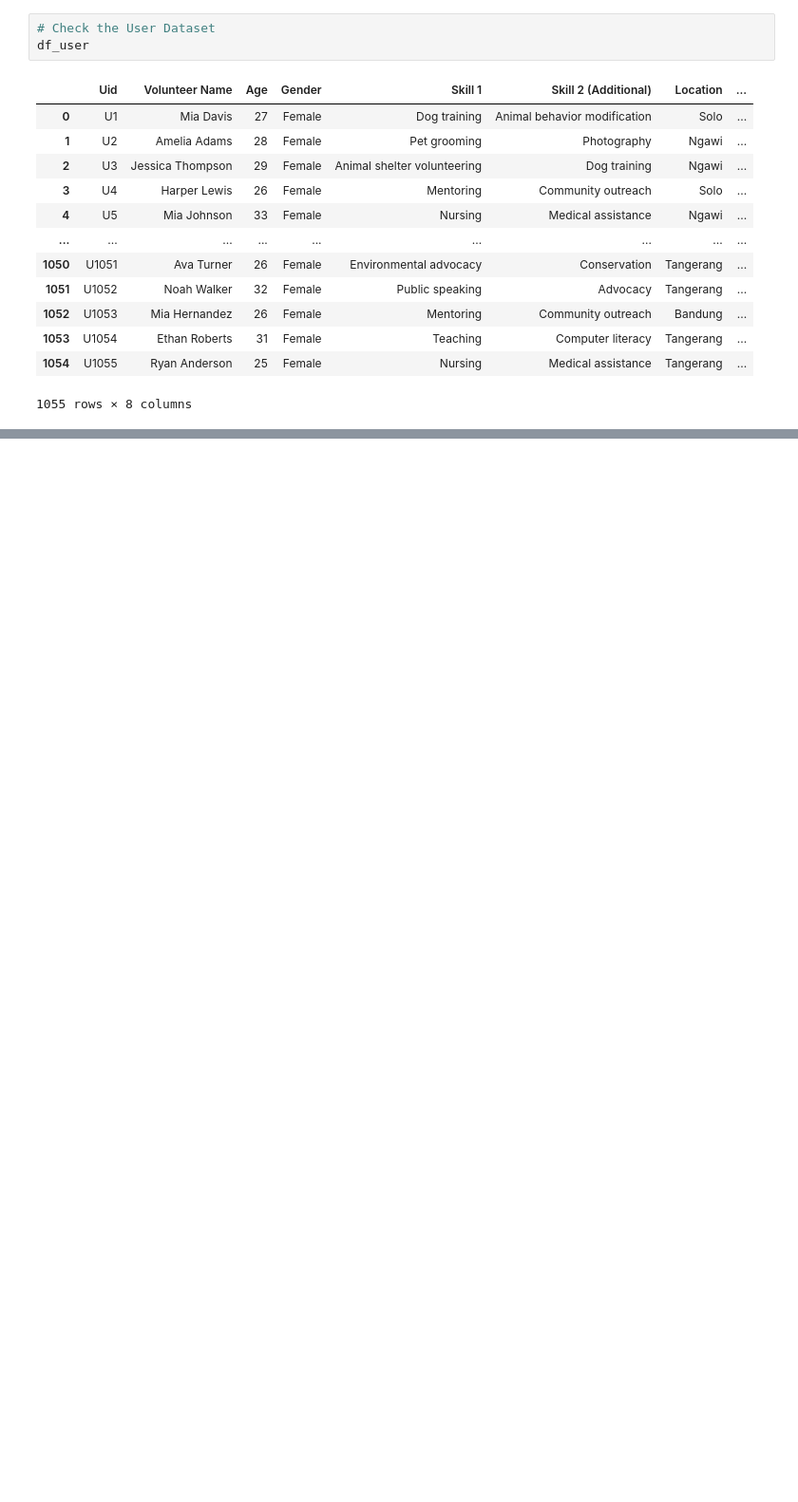
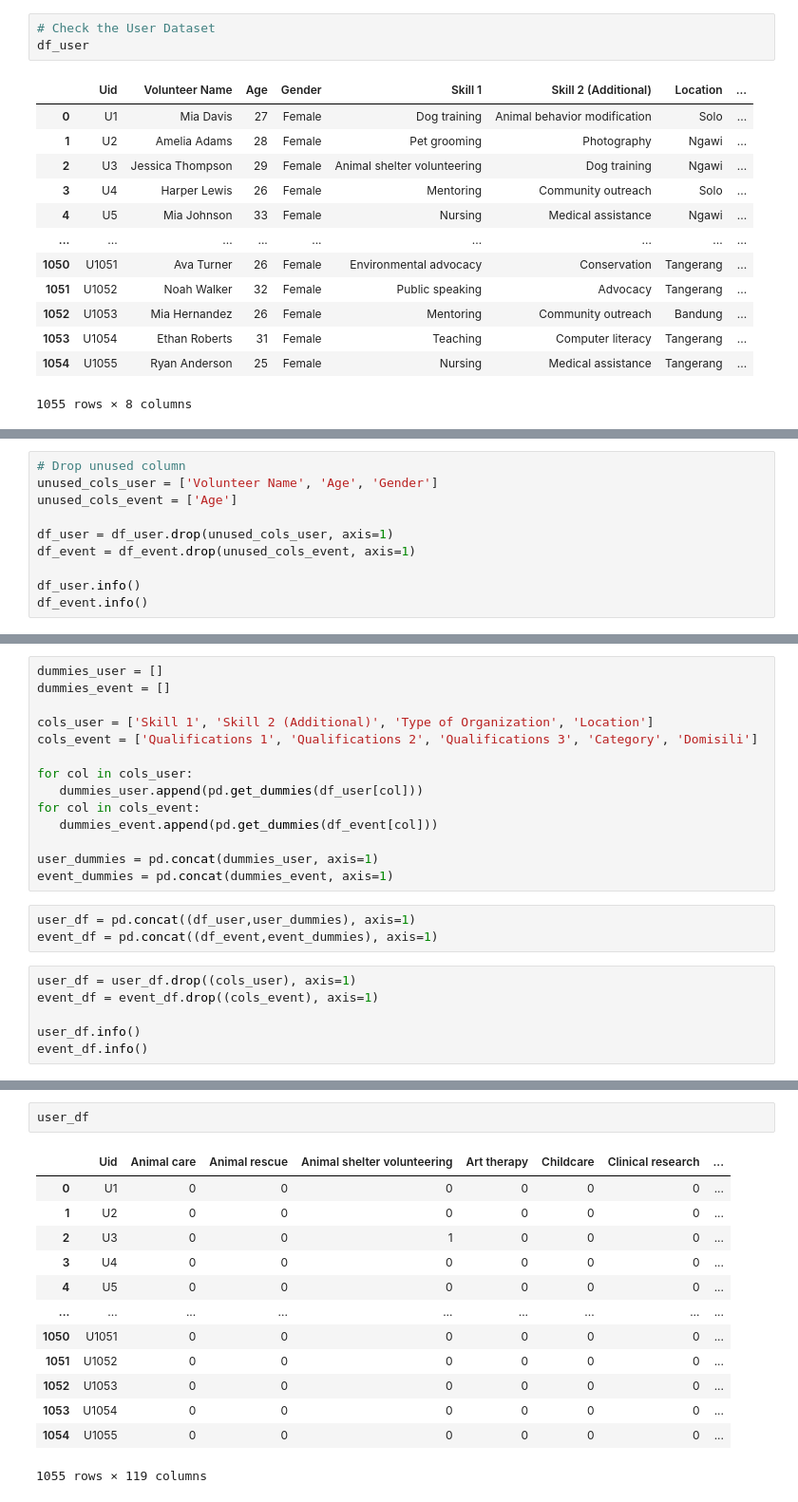
Before and after one commit to Capstone-CH2-PS374/CH2-PS_Recommendation-System, a Jupyter notebook: Recommender.ipynb, the cells around one changed output, grey strips where cells are left out. Shown at 95% size. Cells and saved outputs as stored; diff of their text form; blank space fills up the shorter version.

```diff
--- a/Recommender.ipynb
+++ b/Recommender.ipynb
@@ -62,0 +103,10 @@ df_event
+# %%
+# Drop unused column
+unused_cols_user = ['Volunteer Name', 'Age', 'Gender']
+unused_cols_event = ['Age']
+
+df_user = df_user.drop(unused_cols_user, axis=1)
+df_event = df_event.drop(unused_cols_event, axis=1)
+
+df_user.info()
+df_event.info()
@@ -62,0 +133,23 @@ df_event
+# %%
+dummies_user = []
+dummies_event = []
+
+cols_user = ['Skill 1', 'Skill 2 (Additional)', 'Type of Organization', 'Location']
+cols_event = ['Qualifications 1', 'Qualifications 2', 'Qualifications 3', 'Category', 'Domisili']
+
+for col in cols_user:
+   dummies_user.append(pd.get_dummies(df_user[col]))
+for col in cols_event:
+   dummies_event.append(pd.get_dummies(df_event[col]))
+
+user_dummies = pd.concat(dummies_user, axis=1)
+event_dummies = pd.concat(dummies_event, axis=1)
+# %%
+user_df = pd.concat((df_user,user_dummies), axis=1)
+event_df = pd.concat((df_event,event_dummies), axis=1)
+# %%
+user_df = user_df.drop((cols_user), axis=1)
+event_df = event_df.drop((cols_event), axis=1)
+
+user_df.info()
+event_df.info()
@@ -62,0 +167,16 @@ df_event
+# %%
+user_df
+# %% [output]
+|  | Uid | Animal care | Animal rescue | Animal shelter volunteering | Art therapy | Childcare | Clinical research | ... |
+| 0 | U1 | 0 | 0 | 0 | 0 | 0 | 0 | ... |
+| 1 | U2 | 0 | 0 | 0 | 0 | 0 | 0 | ... |
+| 2 | U3 | 0 | 0 | 1 | 0 | 0 | 0 | ... |
+| 3 | U4 | 0 | 0 | 0 | 0 | 0 | 0 | ... |
+| 4 | U5 | 0 | 0 | 0 | 0 | 0 | 0 | ... |
+| ... | ... | ... | ... | ... | ... | ... | ... | ... |
+| 1050 | U1051 | 0 | 0 | 0 | 0 | 0 | 0 | ... |
+| 1051 | U1052 | 0 | 0 | 0 | 0 | 0 | 0 | ... |
+| 1052 | U1053 | 0 | 0 | 0 | 0 | 0 | 0 | ... |
+| 1053 | U1054 | 0 | 0 | 0 | 0 | 0 | 0 | ... |
+| 1054 | U1055 | 0 | 0 | 0 | 0 | 0 | 0 | ... |
+1055 rows × 119 columns
```
Also changed, not shown: parts of 23 cells of this notebook.
